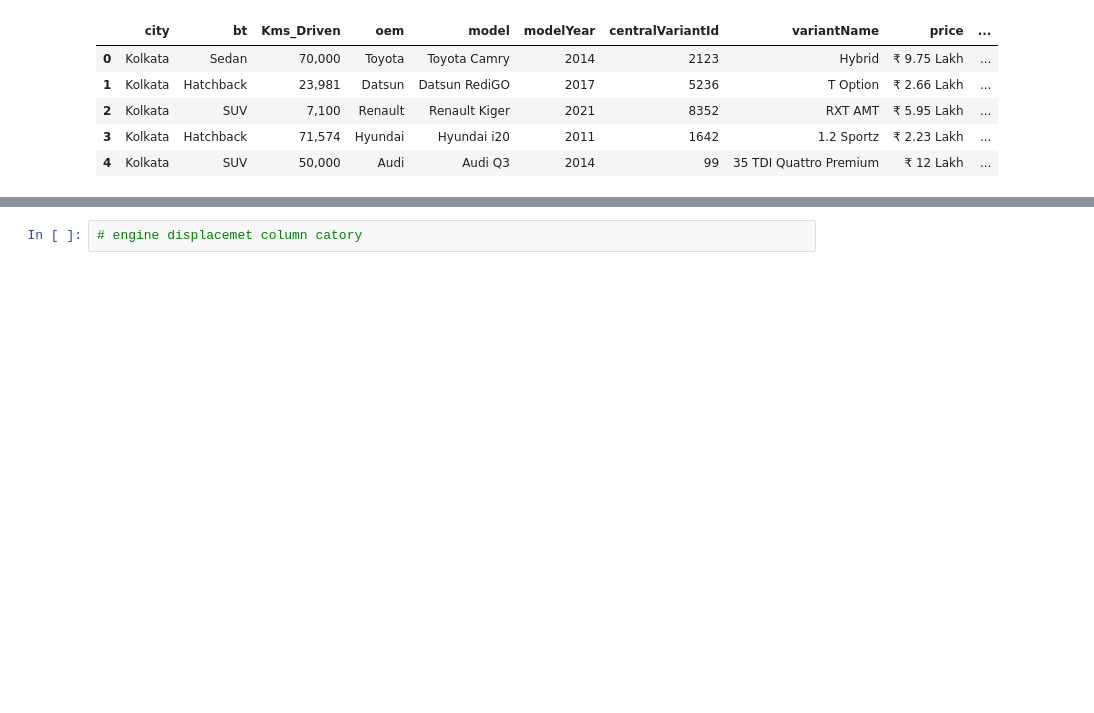
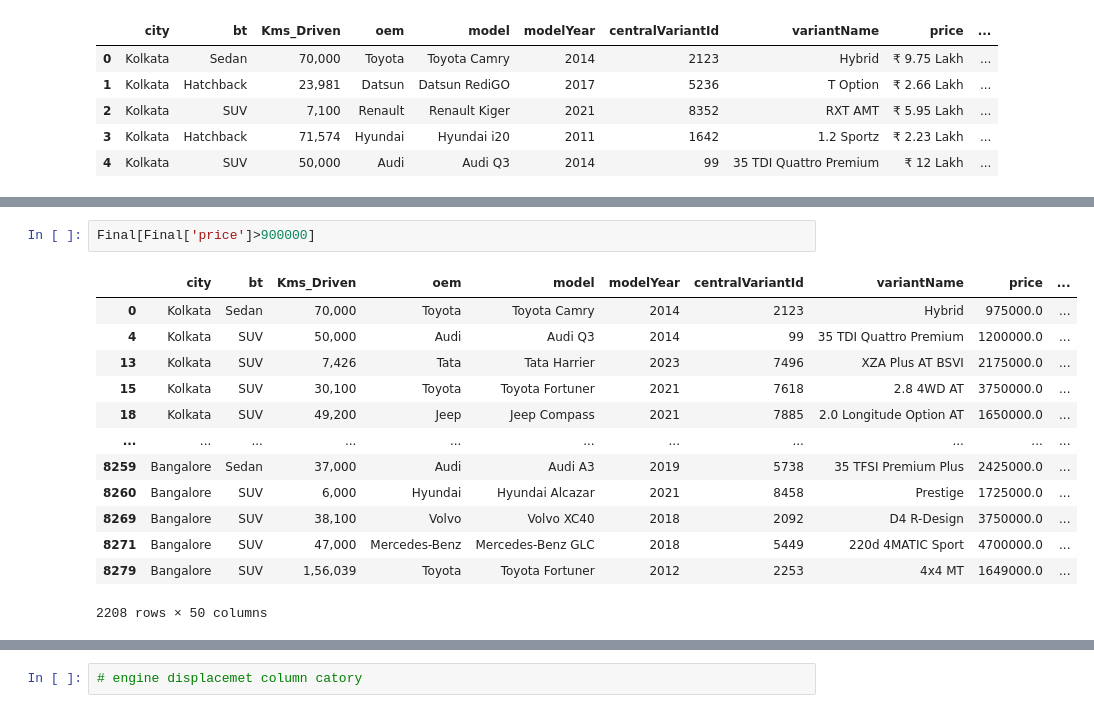
Before and after one commit to AravindhKumarA9/Car_dheko, a Jupyter notebook: car_dheko.ipynb, the cells around one changed output, grey strips where cells are left out. Drawn from its saved outputs; the diff is of its cells as text; blank space fills up the shorter version.

```diff
--- a/car_dheko.ipynb
+++ b/car_dheko.ipynb
@@ -515,3 +446,19 @@ Columns with unit values: ['Kms_Driven', 'model', 'variantName', 'Registration Y
+# %%
+Final[Final['price']>900000]
+# %% [output]
+|  | city | bt | Kms_Driven | oem | model | modelYear | centralVariantId | variantName | price | ... |
+| 0 | Kolkata | Sedan | 70,000 | Toyota | Toyota Camry | 2014 | 2123 | Hybrid | 975000.0 | ... |
+| 4 | Kolkata | SUV | 50,000 | Audi | Audi Q3 | 2014 | 99 | 35 TDI Quattro Premium | 1200000.0 | ... |
+| 13 | Kolkata | SUV | 7,426 | Tata | Tata Harrier | 2023 | 7496 | XZA Plus AT BSVI | 2175000.0 | ... |
+| 15 | Kolkata | SUV | 30,100 | Toyota | Toyota Fortuner | 2021 | 7618 | 2.8 4WD AT | 3750000.0 | ... |
+| 18 | Kolkata | SUV | 49,200 | Jeep | Jeep Compass | 2021 | 7885 | 2.0 Longitude Option AT | 1650000.0 | ... |
+| ... | ... | ... | ... | ... | ... | ... | ... | ... | ... | ... |
+| 8259 | Bangalore | Sedan | 37,000 | Audi | Audi A3 | 2019 | 5738 | 35 TFSI Premium Plus | 2425000.0 | ... |
+| 8260 | Bangalore | SUV | 6,000 | Hyundai | Hyundai Alcazar | 2021 | 8458 | Prestige | 1725000.0 | ... |
+| 8269 | Bangalore | SUV | 38,100 | Volvo | Volvo XC40 | 2018 | 2092 | D4 R-Design | 3750000.0 | ... |
+| 8271 | Bangalore | SUV | 47,000 | Mercedes-Benz | Mercedes-Benz GLC | 2018 | 5449 | 220d 4MATIC Sport | 4700000.0 | ... |
+| 8279 | Bangalore | SUV | 1,56,039 | Toyota | Toyota Fortuner | 2012 | 2253 | 4x4 MT | 1649000.0 | ... |
+2208 rows × 50 columns
 # %%
 import re
 import numpy as np
```
Also changed, not shown: parts of 31 cells of this notebook, 4 other files.
